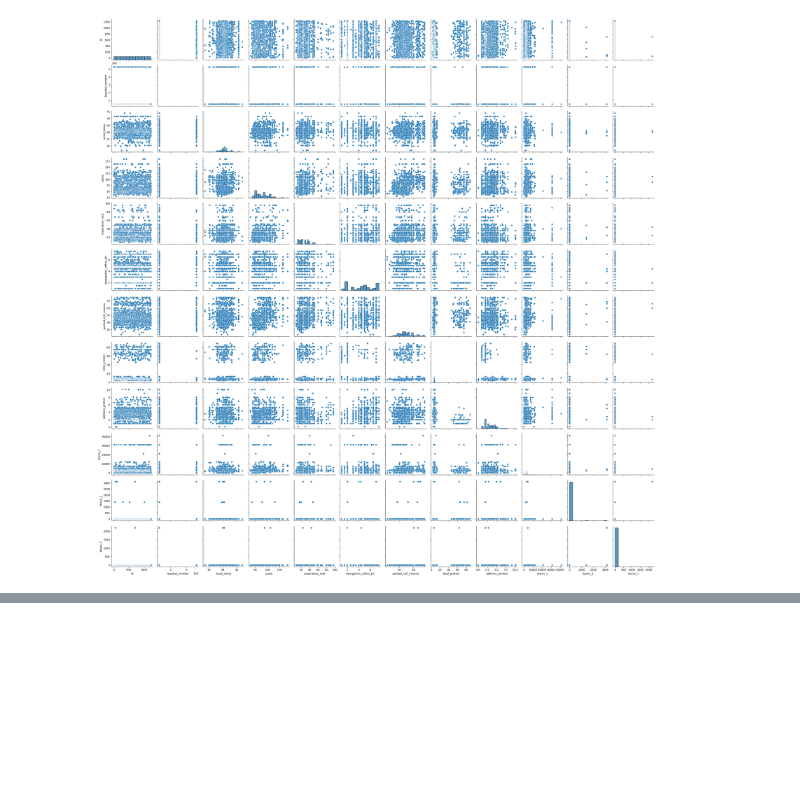
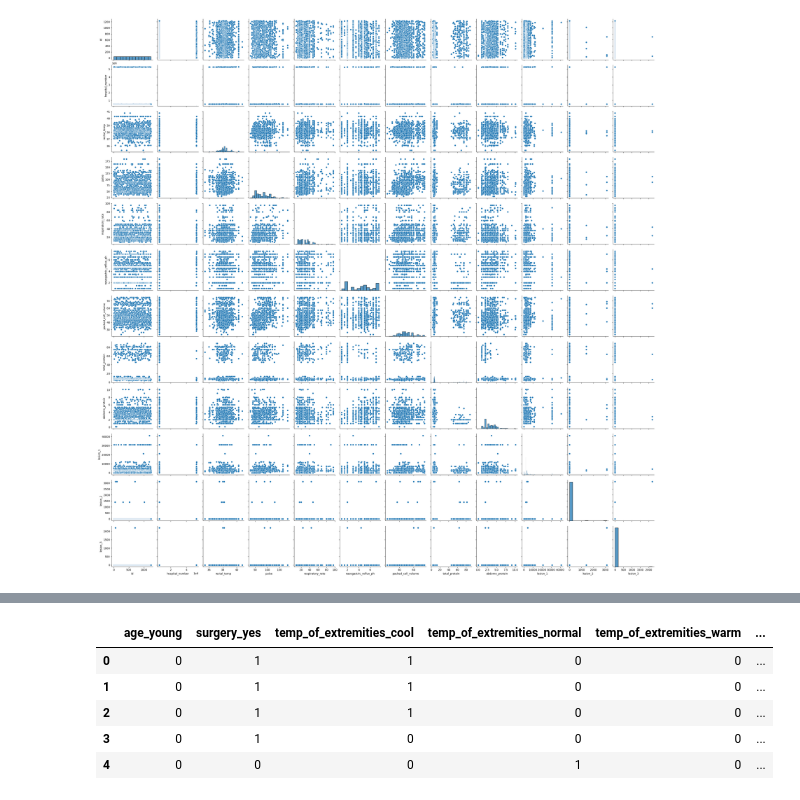
Before and after one commit to Dhru-win/horse_life_predection, a Jupyter notebook: horse_health_outcomes.ipynb, the cells around one changed output, grey strips where cells are left out. Drawn from its saved outputs; the diff is of its cells as text; code cells hidden in the pictures; blank space fills up the shorter version.

```diff
--- a/horse_health_outcomes.ipynb
+++ b/horse_health_outcomes.ipynb
@@ -95,0 +120,2 @@ git push -u origin main
+# %%
+dummies = pd.get_dummies(df[categorical_columns], prefix=categorical_columns, drop_first=True)
@@ -95,0 +125,9 @@ git push -u origin main
+# %%
+dummies.head()
+# %% [output]
+|  | age_young | surgery_yes | temp_of_extremities_cool | temp_of_extremities_normal | temp_of_extremities_warm | ... |
+| 0 | 0 | 1 | 1 | 0 | 0 | ... |
+| 1 | 0 | 1 | 1 | 0 | 0 | ... |
+| 2 | 0 | 1 | 1 | 0 | 0 | ... |
+| 3 | 0 | 1 | 0 | 0 | 0 | ... |
+| 4 | 0 | 0 | 0 | 1 | 0 | ... |
```
Also changed, not shown: parts of 14 cells of this notebook.
